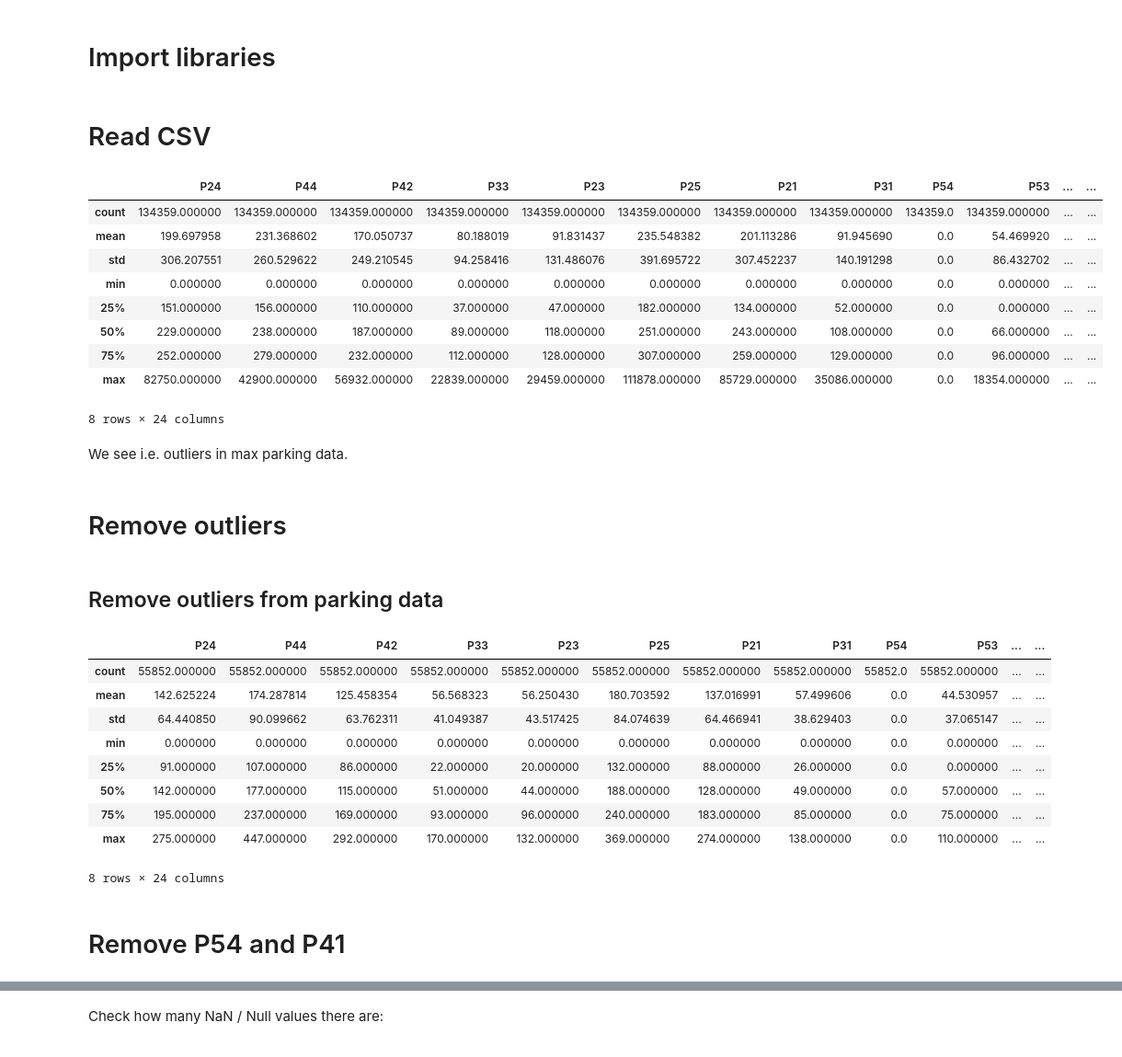
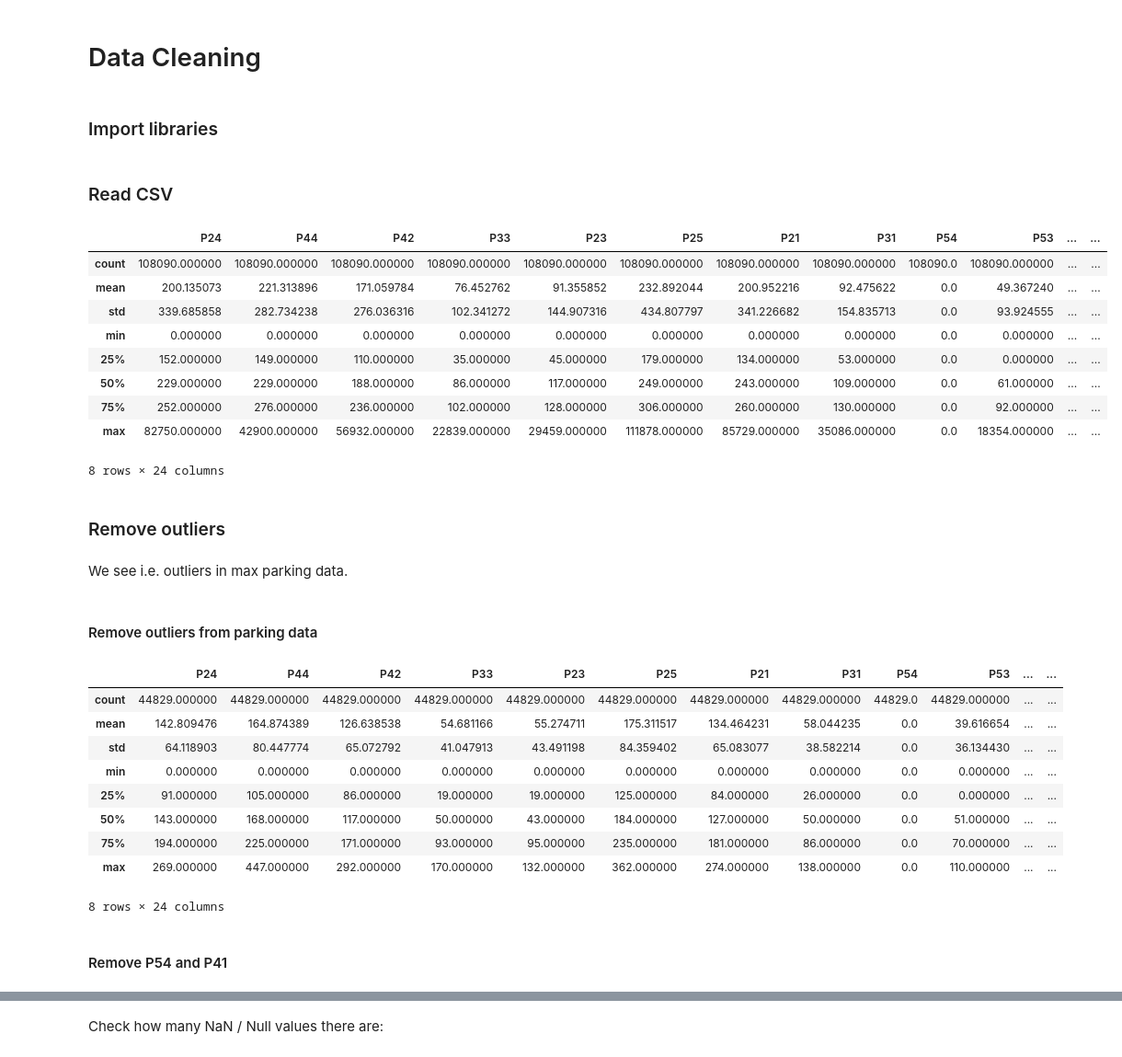
Before and after one commit to mr-perseus/parcaster, a Jupyter notebook: data/preprocessing/01_clean_data.ipynb, the cells around one changed output, grey strips where cells are left out. Shown at 92% size. Saved outputs shown, nothing was run; the diff lists cells and outputs as text; code cells hidden in the pictures.

```diff
--- a/data/preprocessing/01_clean_data.ipynb
+++ b/data/preprocessing/01_clean_data.ipynb
@@ -1,21 +1,25 @@
+# %% [markdown]
+# Data Cleaning
 # %% [markdown]
-# Import libraries
+### Import libraries
 # %%
 import pandas as pd
 import json as json
 # %% [markdown]
-# Read CSV
+### Read CSV
 # %%
-df = pd.read_csv("../scraping/parking-data-sg/final/pp_sg.csv", sep=";")
+## For train-data
+outputfile = "pp_sg_train_cleaned.csv"
+df = pd.read_csv("../scraping/parking-data-sg/final/pp_sg_train.csv", sep=";")
 df.describe()
 # %% [output]
 |  | P24 | P44 | P42 | P33 | P23 | P25 | P21 | P31 | P54 | P53 | ... | ... |
-| count | 134359.000000 | 134359.000000 | 134359.000000 | 134359.000000 | 134359.000000 | 134359.000000 | 134359.000000 | 134359.000000 | 134359.0 | 134359.000000 | ... | ... |
-| mean | 199.697958 | 231.368602 | 170.050737 | 80.188019 | 91.831437 | 235.548382 | 201.113286 | 91.945690 | 0.0 | 54.469920 | ... | ... |
-| std | 306.207551 | 260.529622 | 249.210545 | 94.258416 | 131.486076 | 391.695722 | 307.452237 | 140.191298 | 0.0 | 86.432702 | ... | ... |
+| count | 108090.000000 | 108090.000000 | 108090.000000 | 108090.000000 | 108090.000000 | 108090.000000 | 108090.000000 | 108090.000000 | 108090.0 | 108090.000000 | ... | ... |
+| mean | 200.135073 | 221.313896 | 171.059784 | 76.452762 | 91.355852 | 232.892044 | 200.952216 | 92.475622 | 0.0 | 49.367240 | ... | ... |
+| std | 339.685858 | 282.734238 | 276.036316 | 102.341272 | 144.907316 | 434.807797 | 341.226682 | 154.835713 | 0.0 | 93.924555 | ... | ... |
 | min | 0.000000 | 0.000000 | 0.000000 | 0.000000 | 0.000000 | 0.000000 | 0.000000 | 0.000000 | 0.0 | 0.000000 | ... | ... |
-| 25% | 151.000000 | 156.000000 | 110.000000 | 37.000000 | 47.000000 | 182.000000 | 134.000000 | 52.000000 | 0.0 | 0.000000 | ... | ... |
-| 50% | 229.000000 | 238.000000 | 187.000000 | 89.000000 | 118.000000 | 251.000000 | 243.000000 | 108.000000 | 0.0 | 66.000000 | ... | ... |
-| 75% | 252.000000 | 279.000000 | 232.000000 | 112.000000 | 128.000000 | 307.000000 | 259.000000 | 129.000000 | 0.0 | 96.000000 | ... | ... |
+| 25% | 152.000000 | 149.000000 | 110.000000 | 35.000000 | 45.000000 | 179.000000 | 134.000000 | 53.000000 | 0.0 | 0.000000 | ... | ... |
+| 50% | 229.000000 | 229.000000 | 188.000000 | 86.000000 | 117.000000 | 249.000000 | 243.000000 | 109.000000 | 0.0 | 61.000000 | ... | ... |
+| 75% | 252.000000 | 276.000000 | 236.000000 | 102.000000 | 128.000000 | 306.000000 | 260.000000 | 130.000000 | 0.0 | 92.000000 | ... | ... |
 | max | 82750.000000 | 42900.000000 | 56932.000000 | 22839.000000 | 29459.000000 | 111878.000000 | 85729.000000 | 35086.000000 | 0.0 | 18354.000000 | ... | ... |
 8 rows × 24 columns
@@ -22,9 +30,9 @@ df.describe()
+# %% [markdown]
+### Remove outliers
 # %% [markdown]
 We see i.e. outliers in max parking data.
 # %% [markdown]
-# Remove outliers
+#### Remove outliers from parking data
-# %% [markdown]
-## Remove outliers from parking data
 # %%
 # Import Metadata
 json_dir = '../metadata/metadata.json'
@@ -40,16 +48,16 @@ for name in colnames:
 df.describe()
 # %% [output]
 |  | P24 | P44 | P42 | P33 | P23 | P25 | P21 | P31 | P54 | P53 | ... | ... |
-| count | 55852.000000 | 55852.000000 | 55852.000000 | 55852.000000 | 55852.000000 | 55852.000000 | 55852.000000 | 55852.000000 | 55852.0 | 55852.000000 | ... | ... |
-| mean | 142.625224 | 174.287814 | 125.458354 | 56.568323 | 56.250430 | 180.703592 | 137.016991 | 57.499606 | 0.0 | 44.530957 | ... | ... |
-| std | 64.440850 | 90.099662 | 63.762311 | 41.049387 | 43.517425 | 84.074639 | 64.466941 | 38.629403 | 0.0 | 37.065147 | ... | ... |
+| count | 44829.000000 | 44829.000000 | 44829.000000 | 44829.000000 | 44829.000000 | 44829.000000 | 44829.000000 | 44829.000000 | 44829.0 | 44829.000000 | ... | ... |
+| mean | 142.809476 | 164.874389 | 126.638538 | 54.681166 | 55.274711 | 175.311517 | 134.464231 | 58.044235 | 0.0 | 39.616654 | ... | ... |
+| std | 64.118903 | 80.447774 | 65.072792 | 41.047913 | 43.491198 | 84.359402 | 65.083077 | 38.582214 | 0.0 | 36.134430 | ... | ... |
 | min | 0.000000 | 0.000000 | 0.000000 | 0.000000 | 0.000000 | 0.000000 | 0.000000 | 0.000000 | 0.0 | 0.000000 | ... | ... |
-| 25% | 91.000000 | 107.000000 | 86.000000 | 22.000000 | 20.000000 | 132.000000 | 88.000000 | 26.000000 | 0.0 | 0.000000 | ... | ... |
-| 50% | 142.000000 | 177.000000 | 115.000000 | 51.000000 | 44.000000 | 188.000000 | 128.000000 | 49.000000 | 0.0 | 57.000000 | ... | ... |
-| 75% | 195.000000 | 237.000000 | 169.000000 | 93.000000 | 96.000000 | 240.000000 | 183.000000 | 85.000000 | 0.0 | 75.000000 | ... | ... |
-| max | 275.000000 | 447.000000 | 292.000000 | 170.000000 | 132.000000 | 369.000000 | 274.000000 | 138.000000 | 0.0 | 110.000000 | ... | ... |
+| 25% | 91.000000 | 105.000000 | 86.000000 | 19.000000 | 19.000000 | 125.000000 | 84.000000 | 26.000000 | 0.0 | 0.000000 | ... | ... |
+| 50% | 143.000000 | 168.000000 | 117.000000 | 50.000000 | 43.000000 | 184.000000 | 127.000000 | 50.000000 | 0.0 | 51.000000 | ... | ... |
+| 75% | 194.000000 | 225.000000 | 171.000000 | 93.000000 | 95.000000 | 235.000000 | 181.000000 | 86.000000 | 0.0 | 70.000000 | ... | ... |
+| max | 269.000000 | 447.000000 | 292.000000 | 170.000000 | 132.000000 | 362.000000 | 274.000000 | 138.000000 | 0.0 | 110.000000 | ... | ... |
 8 rows × 24 columns
 # %% [markdown]
-# Remove P54 and P41
+#### Remove P54 and P41
 # %%
 # Both not in use for whole time
```
Also changed, not shown: parts of 11 cells of this notebook, 2 other files.
